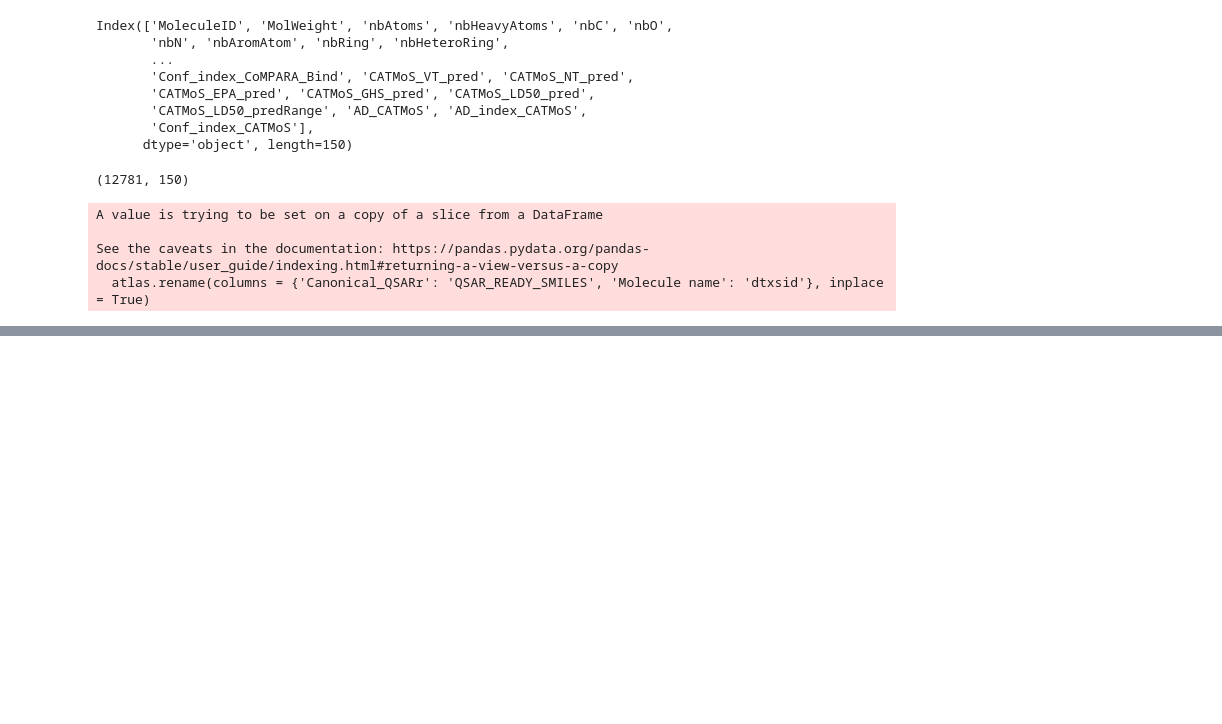
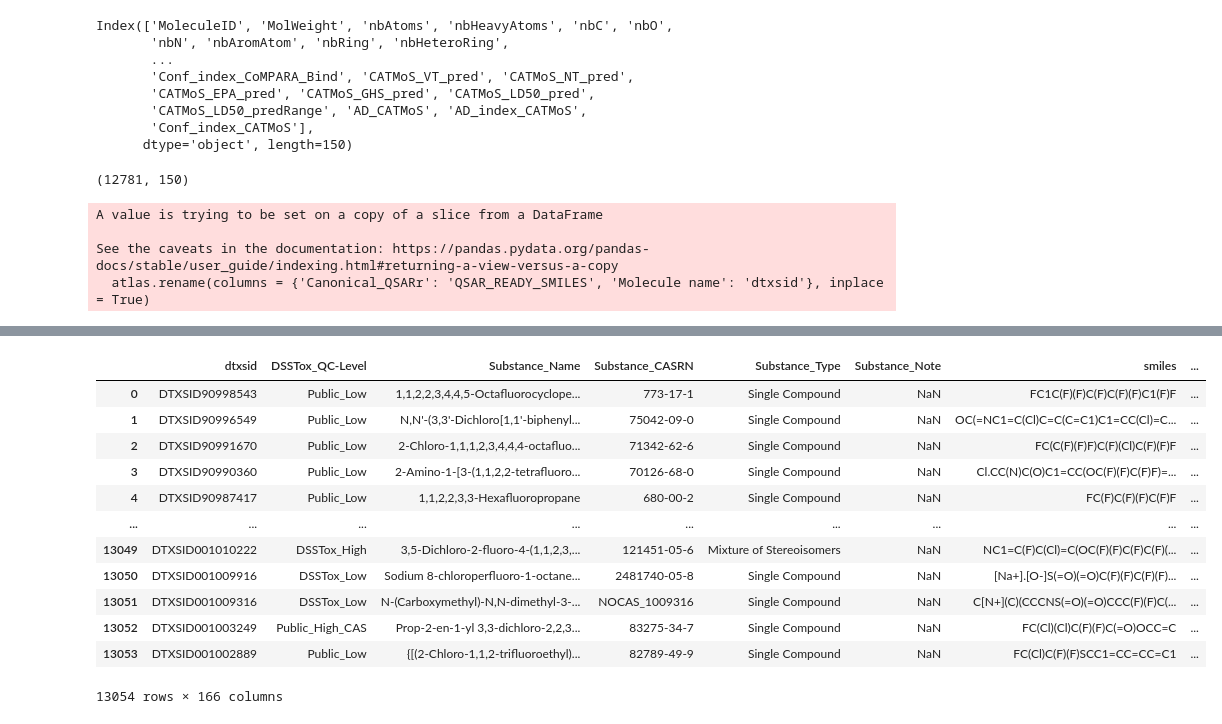
Before and after one commit to patlewig/nts_pfas, a Jupyter notebook: notebooks/00_preprocessing.ipynb, the cells around one changed output, grey strips where cells are left out. Saved outputs shown, nothing was run; the diff lists cells and outputs as text; code cells hidden in the pictures; blank space fills up the shorter version.

```diff
--- a/notebooks/00_preprocessing.ipynb
+++ b/notebooks/00_preprocessing.ipynb
@@ -134,0 +153,16 @@ df1[df1['TSCA_STATUS'].notnull()].to_csv(interim_dir+'april2024_tsca_pfas.csv')
+# %%
+def chain_length(mol, ch=30):
+    mysr = 'C(F)(F)'
+    mylst = []
+    for n in range(1, ch):
+        a = mol.HasSubstructMatch(Chem.MolFromSmarts(''.join(mysr * n)))
+        mylst.append(a)
+    return mylst.index(False)
+# %%
+errors = []
+mydict = {}
+for k,v in pfas_dict.items():
+    try:
+        mydict[k] = chain_length(v)
+    except Exception as error:
+        errors.append(k)
@@ -134,0 +190,2 @@ df1[df1['TSCA_STATUS'].notnull()].to_csv(interim_dir+'april2024_tsca_pfas.csv')
+# %%
+ch_df = pd.DataFrame(list(mydict.items()), columns = ['dtxsid', 'chain_length'])
@@ -134,0 +194,18 @@ df1[df1['TSCA_STATUS'].notnull()].to_csv(interim_dir+'april2024_tsca_pfas.csv')
+# %%
+df2 = pd.merge(df1, ch_df, on = 'dtxsid', how = 'left')
+# %%
+df2
+# %% [output]
+|  | dtxsid | DSSTox_QC-Level | Substance_Name | Substance_CASRN | Substance_Type | Substance_Note | smiles | ... |
+| 0 | DTXSID90998543 | Public_Low | 1,1,2,2,3,4,4,5-Octafluorocyclope... | 773-17-1 | Single Compound | NaN | FC1C(F)(F)C(F)C(F)(F)C1(F)F | ... |
+| 1 | DTXSID90996549 | Public_Low | N,N'-(3,3'-Dichloro[1,1'-biphenyl... | 75042-09-0 | Single Compound | NaN | OC(=NC1=C(Cl)C=C(C=C1)C1=CC(Cl)=C... | ... |
+| 2 | DTXSID90991670 | Public_Low | 2-Chloro-1,1,1,2,3,4,4,4-octafluo... | 71342-62-6 | Single Compound | NaN | FC(C(F)(F)F)C(F)(Cl)C(F)(F)F | ... |
+| 3 | DTXSID90990360 | Public_Low | 2-Amino-1-[3-(1,1,2,2-tetrafluoro... | 70126-68-0 | Single Compound | NaN | Cl.CC(N)C(O)C1=CC(OC(F)(F)C(F)F)=... | ... |
+| 4 | DTXSID90987417 | Public_Low | 1,1,2,2,3,3-Hexafluoropropane | 680-00-2 | Single Compound | NaN | FC(F)C(F)(F)C(F)F | ... |
+| ... | ... | ... | ... | ... | ... | ... | ... | ... |
+| 13049 | DTXSID001010222 | DSSTox_High | 3,5-Dichloro-2-fluoro-4-(1,1,2,3,... | 121451-05-6 | Mixture of Stereoisomers | NaN | NC1=C(F)C(Cl)=C(OC(F)(F)C(F)C(F)(... | ... |
+| 13050 | DTXSID001009916 | DSSTox_Low | Sodium 8-chloroperfluoro-1-octane... | 2481740-05-8 | Single Compound | NaN | [Na+].[O-]S(=O)(=O)C(F)(F)C(F)(F)... | ... |
+| 13051 | DTXSID001009316 | DSSTox_Low | N-(Carboxymethyl)-N,N-dimethyl-3-... | NOCAS_1009316 | Single Compound | NaN | C[N+](C)(CCCNS(=O)(=O)CCC(F)(F)C(... | ... |
+| 13052 | DTXSID001003249 | Public_High_CAS | Prop-2-en-1-yl 3,3-dichloro-2,2,3... | 83275-34-7 | Single Compound | NaN | FC(Cl)(Cl)C(F)(F)C(=O)OCC=C | ... |
+| 13053 | DTXSID001002889 | Public_Low | {[(2-Chloro-1,1,2-trifluoroethyl)... | 82789-49-9 | Single Compound | NaN | FC(Cl)C(F)(F)SCC1=CC=CC=C1 | ... |
+13054 rows × 166 columns
```
Also changed, not shown: parts of 44 cells of this notebook, 1 other file.
